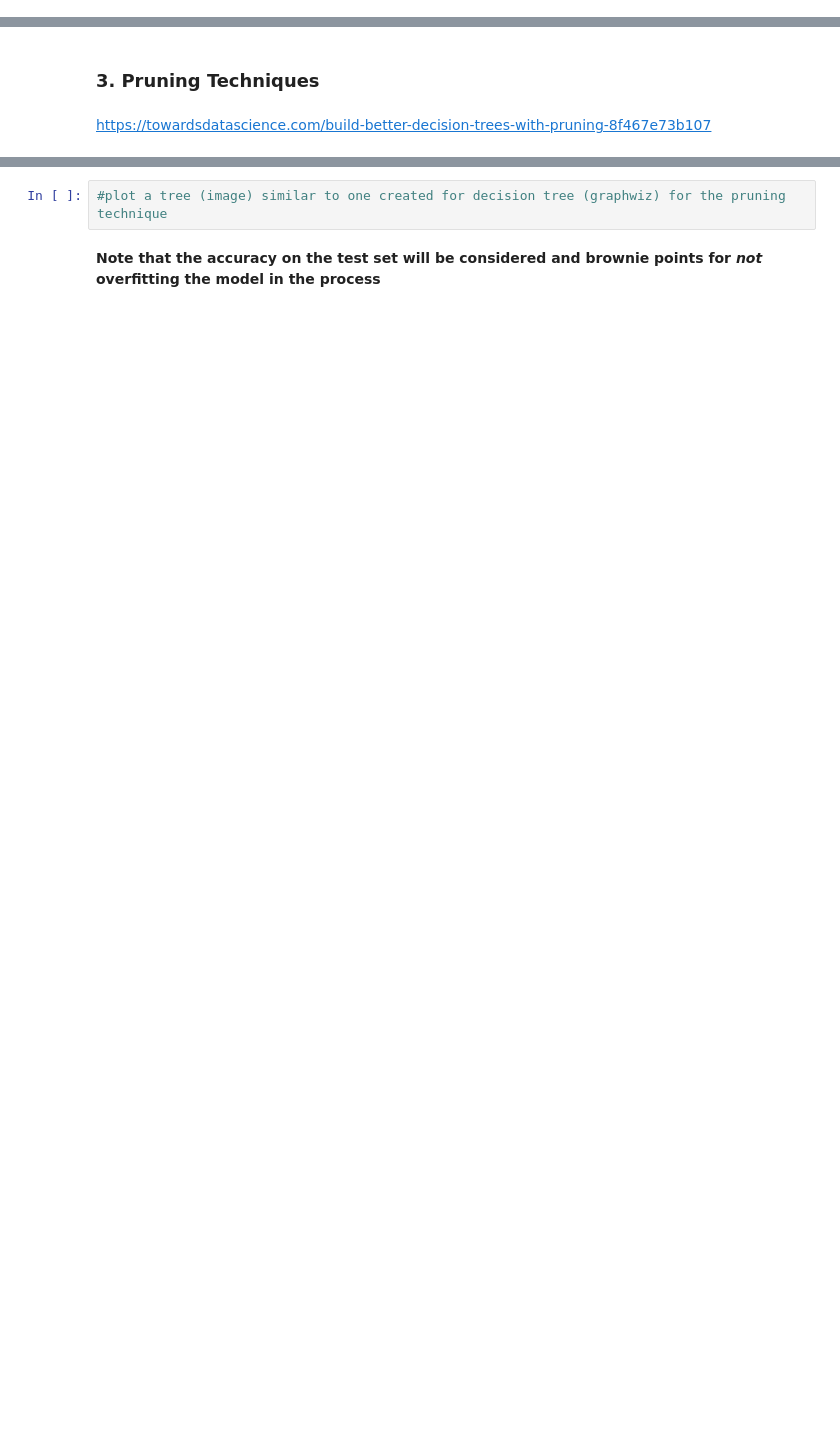
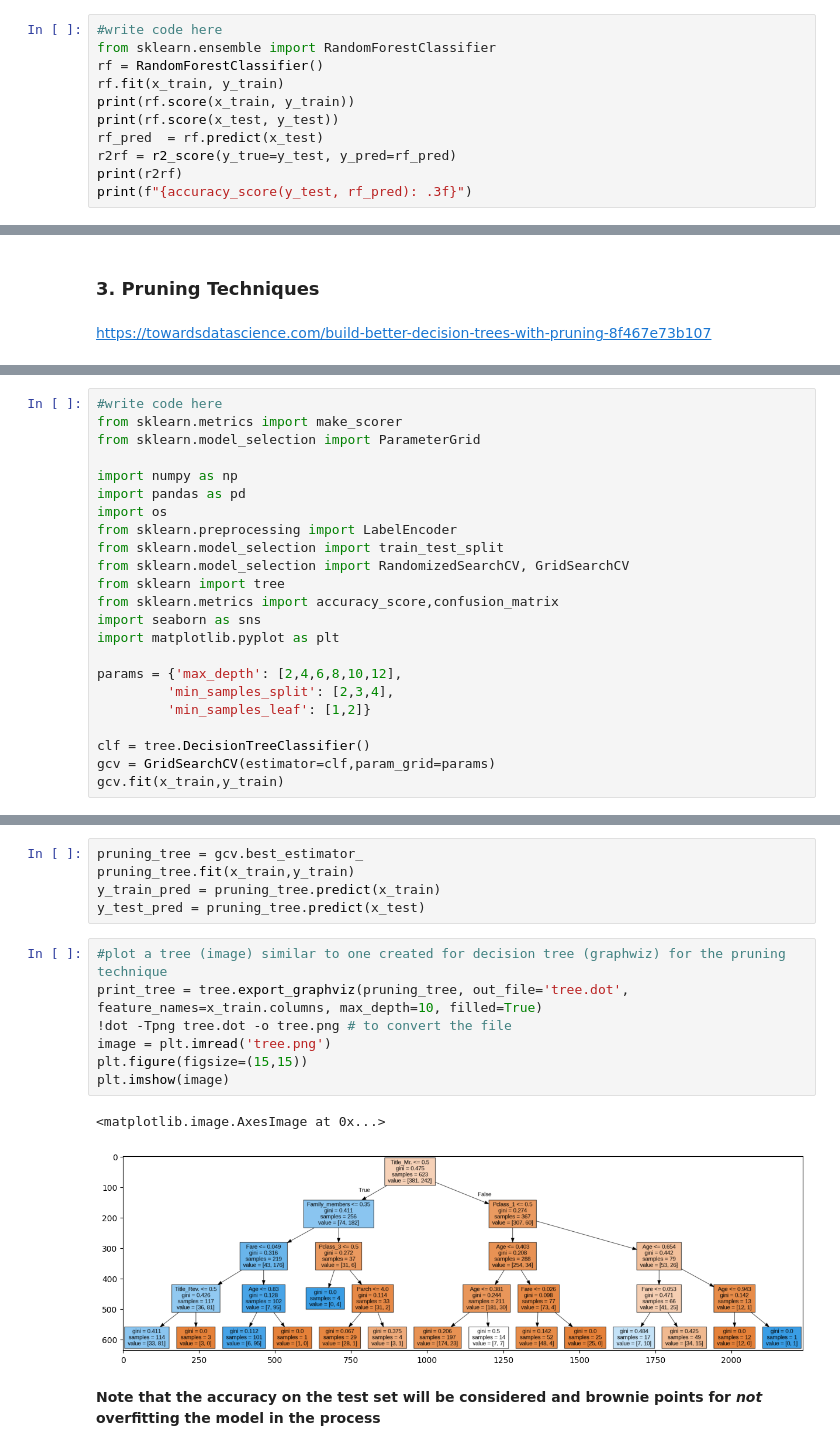
Before and after one commit to Gaurang-Singhania/Synapse_LP, a Jupyter notebook: Gaurang's_Copy_of_SynapseLP_Task4.ipynb, the cells around one changed output, grey strips where cells are left out. Cells and saved outputs as stored; diff of their text form; blank space fills up the shorter version.

```diff
--- a/Gaurang's_Copy_of_SynapseLP_Task4.ipynb
+++ b/Gaurang's_Copy_of_SynapseLP_Task4.ipynb
@@ -236,0 +367,11 @@ https://scikit-learn.org/stable/modules/generated/sklearn.ensemble.RandomForestC
+# %%
+#write code here
+from sklearn.ensemble import RandomForestClassifier
+rf = RandomForestClassifier()
+rf.fit(x_train, y_train)
+print(rf.score(x_train, y_train))
+print(rf.score(x_test, y_test))
+rf_pred  = rf.predict(x_test)
+r2rf = r2_score(y_true=y_test, y_pred=rf_pred)
+print(r2rf)
+print(f"{accuracy_score(y_test, rf_pred): .3f}")
@@ -273,0 +438,23 @@ from sklearn.model_selection import ParameterGrid
+# %%
+#write code here
+from sklearn.metrics import make_scorer
+from sklearn.model_selection import ParameterGrid
+
+import numpy as np
+import pandas as pd
+import os
+from sklearn.preprocessing import LabelEncoder
+from sklearn.model_selection import train_test_split
+from sklearn.model_selection import RandomizedSearchCV, GridSearchCV
+from sklearn import tree
+from sklearn.metrics import accuracy_score,confusion_matrix
+import seaborn as sns
+import matplotlib.pyplot as plt
+
+params = {'max_depth': [2,4,6,8,10,12],
+         'min_samples_split': [2,3,4],
+         'min_samples_leaf': [1,2]}
+
+clf = tree.DecisionTreeClassifier()
+gcv = GridSearchCV(estimator=clf,param_grid=params)
+gcv.fit(x_train,y_train)
@@ -274,5 +466,18 @@ from sklearn.model_selection import ParameterGrid
+# %%
+pruning_tree = gcv.best_estimator_
+pruning_tree.fit(x_train,y_train)
+y_train_pred = pruning_tree.predict(x_train)
+y_test_pred = pruning_tree.predict(x_test)
 # %%
 #plot a tree (image) similar to one created for decision tree (graphwiz) for the pruning technique
+print_tree = tree.export_graphviz(pruning_tree, out_file='tree.dot', feature_names=x_train.columns, max_depth=10, filled=True)
+!dot -Tpng tree.dot -o tree.png # to convert the file
+image = plt.imread('tree.png')
+plt.figure(figsize=(15,15))
+plt.imshow(image)
+# %% [output]
+<matplotlib.image.AxesImage at 0x...>
+[figure, added]
 # %% [markdown]
 <b>Note that the accuracy on the test set will be considered and brownie points for *not* overfitting the model in the process</b>
 # %% [markdown]
```
Also changed, not shown: parts of 43 cells of this notebook.
